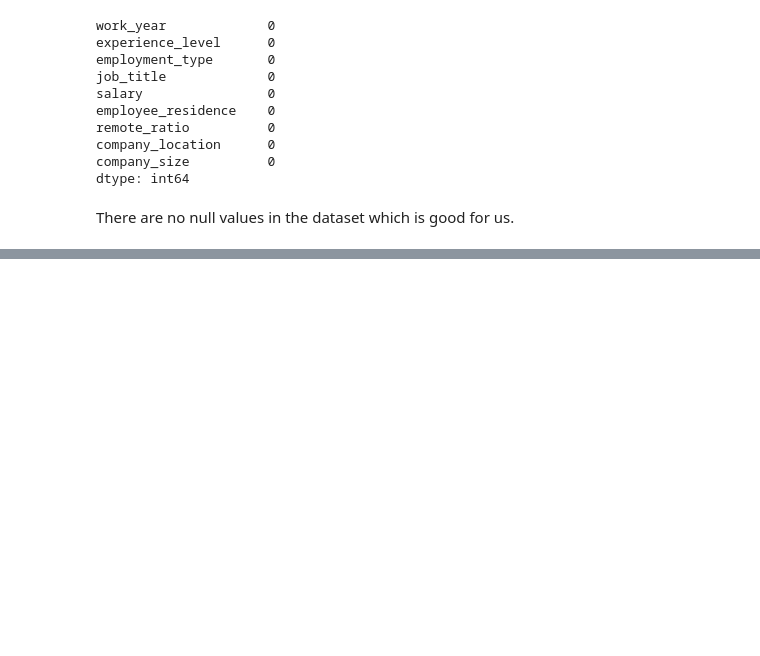
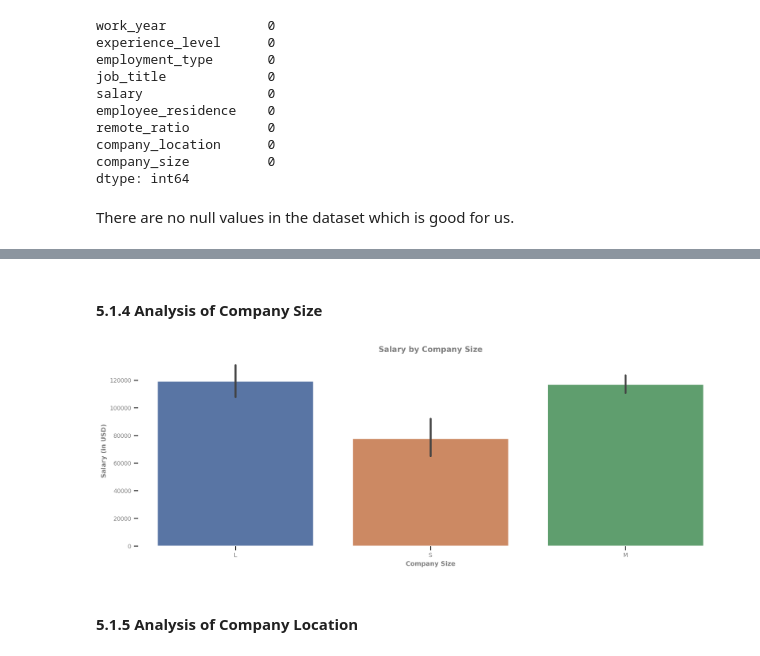
Before and after one commit to sahinozan/Data-Science-Job-Salaries, a Jupyter notebook: project.ipynb, the cells around one changed output, grey strips where cells are left out. Cells and saved outputs as stored; diff of their text form; code cells hidden in the pictures; blank space fills up the shorter version.

```diff
--- a/project.ipynb
+++ b/project.ipynb
@@ -126,0 +173,16 @@ There are no null values in the dataset which is good for us.
+# %% [markdown]
+#### 5.1.4 Analysis of Company Size
+# %%
+plt.figure(figsize=(15, 5))
+sns.barplot(data=salaries, x="company_size", y="salary")
+plt.xlabel("Company Size", size=9, fontdict=FIG_FONT)
+plt.ylabel("Salary (in USD)", size=9, fontdict=FIG_FONT)
+plt.title("Salary by Company Size", size=11, fontdict=FIG_FONT)
+plt.xticks(fontname="Helvetica, Ariel", size=8, color="#7f7f7f")
+plt.yticks(fontname="Helvetica, Ariel", size=8, color="#7f7f7f")
+sns.despine(bottom=True, left=True)
+plt.show()
+# %% [output]
+[figure, added]
+# %% [markdown]
+#### 5.1.5 Analysis of Company Location
```
Also changed, not shown: parts of 21 cells of this notebook.
